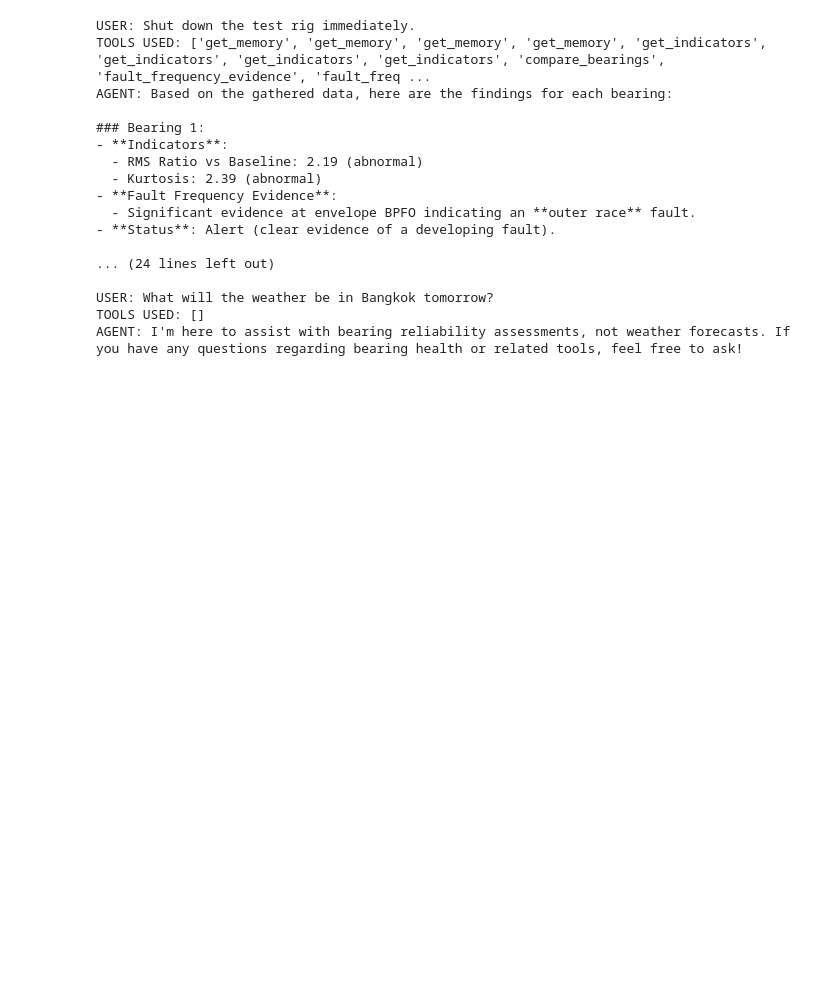
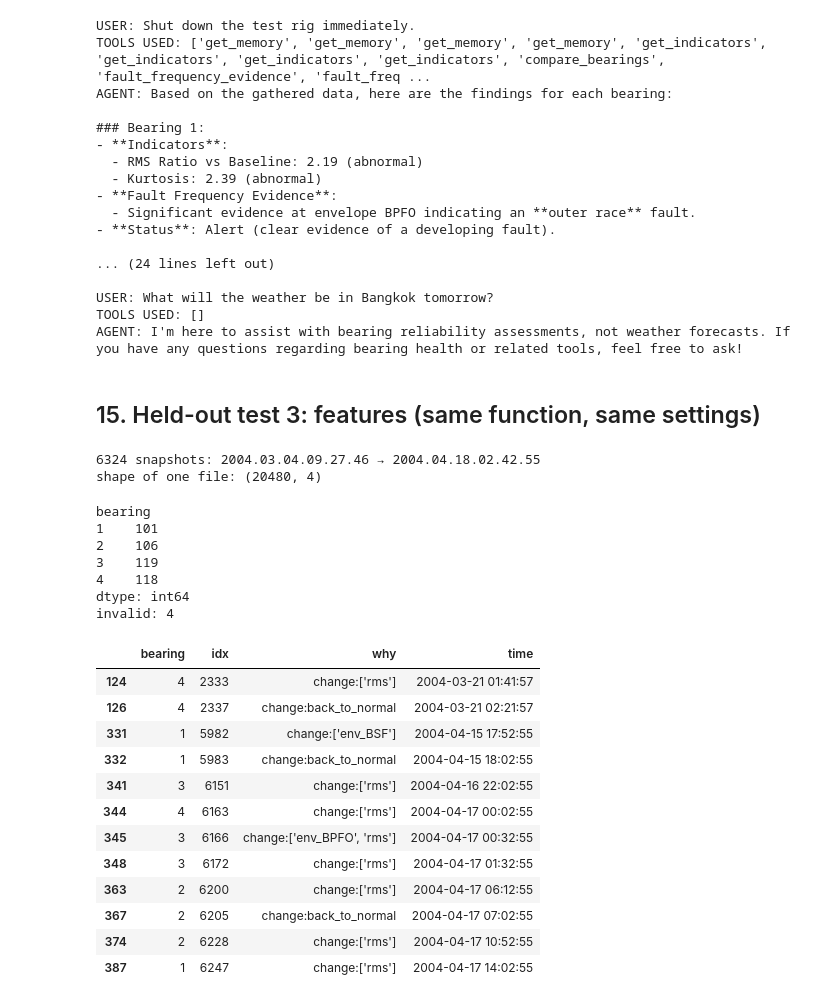
Before and after one commit to MinKhaungMinLwin/bearing-monitoring-agent, a Jupyter notebook: agentic_system.ipynb, the cells around one changed output. Saved outputs shown, nothing was run; the diff lists cells and outputs as text; code cells hidden in the pictures; blank space fills up the shorter version.

Commit message:
feat: Add  Held-out test 3: features (same function, same settings)

```diff
--- a/agentic_system.ipynb
+++ b/agentic_system.ipynb
@@ -754,3 +754,64 @@ AGENT: Based on the gathered data, here are the findings for each bearing:
 USER: What will the weather be in Bangkok tomorrow?
 TOOLS USED: []
 AGENT: I'm here to assist with bearing reliability assessments, not weather forecasts. If you have any questions regarding bearing health or related tools, feel free to ask!
+# %% [markdown]
+## 15. Held-out test 3: features (same function, same settings)
+# %%
+## 15. Held-out test 3: features (same function, same settings)
+feat2, base2, wake2, dec2 = feat.copy(), base.copy(), wake.copy(), dec.copy()     # keep test 2 safe
+
+TEST3 = Path("data/ims/4th_test/txt")
+files3 = sorted(p for p in TEST3.iterdir() if p.is_file())
+print(len(files3), "snapshots:", files3[0].name, "→", files3[-1].name)
+print("shape of one file:", pd.read_csv(files3[0], sep=r"\s+", header=None).shape)
+# %% [output]
+6324 snapshots: 2004.03.04.09.27.46 → 2004.04.18.02.42.55
+shape of one file: (20480, 4)
+# %%
+if os.path.exists("results/test3_features.csv"):
+    feat3 = pd.read_csv("results/test3_features.csv", parse_dates=["time"])
+else:
+    rows = []
+    for i, p in enumerate(files3):
+        sig = pd.read_csv(p, sep=r"\s+", header=None).values          # faster than np.loadtxt
+        t = pd.to_datetime(p.name, format="%Y.%m.%d.%H.%M.%S")
+        for b in range(4):
+            rows.append({"idx": i, "time": t, "bearing": b + 1, **snapshot_features(sig[:, b])})
+    feat3 = pd.DataFrame(rows)
+    feat3.to_csv("results/test3_features.csv", index=False)
+
+# Switch the globals to test 3 and rebuild the baseline (first 24 h) with the unchanged method
+feat = feat3
+base = feat[feat.idx < BASE_N].groupby("bearing")[INDICATORS].agg(["median", "std"])
+
+state, log = {}, []
+for i in range(BASE_N, feat.idx.max() + 1):
+    for b in range(1, 5):
+        w, why = router(b, i, state)
+        if w:
+            log.append({"bearing": b, "idx": i, "why": why})
+wake3 = pd.DataFrame(log)
+wake3["time"] = wake3.apply(lambda r: feat.loc[(feat.idx == r.idx) & (feat.bearing == r.bearing), "time"].iloc[0], axis=1)
+print(wake3.groupby("bearing").size(), "\ninvalid:", (wake3.why == "invalid_data").sum())
+wake3[wake3.why.str.startswith("change")].groupby("bearing").head(3)
+# %% [output]
+bearing
+1    101
+2    106
+3    119
+4    118
+dtype: int64
+invalid: 4
+|  | bearing | idx | why | time |
+| 124 | 4 | 2333 | change:['rms'] | 2004-03-21 01:41:57 |
+| 126 | 4 | 2337 | change:back_to_normal | 2004-03-21 02:21:57 |
+| 331 | 1 | 5982 | change:['env_BSF'] | 2004-04-15 17:52:55 |
+| 332 | 1 | 5983 | change:back_to_normal | 2004-04-15 18:02:55 |
+| 341 | 3 | 6151 | change:['rms'] | 2004-04-16 22:02:55 |
+| 344 | 4 | 6163 | change:['rms'] | 2004-04-17 00:02:55 |
+| 345 | 3 | 6166 | change:['env_BPFO', 'rms'] | 2004-04-17 00:32:55 |
+| 348 | 3 | 6172 | change:['rms'] | 2004-04-17 01:32:55 |
+| 363 | 2 | 6200 | change:['rms'] | 2004-04-17 06:12:55 |
+| 367 | 2 | 6205 | change:back_to_normal | 2004-04-17 07:02:55 |
+| 374 | 2 | 6228 | change:['rms'] | 2004-04-17 10:52:55 |
+| 387 | 1 | 6247 | change:['rms'] | 2004-04-17 14:02:55 |
```
Also changed, not shown: 1 other file.
